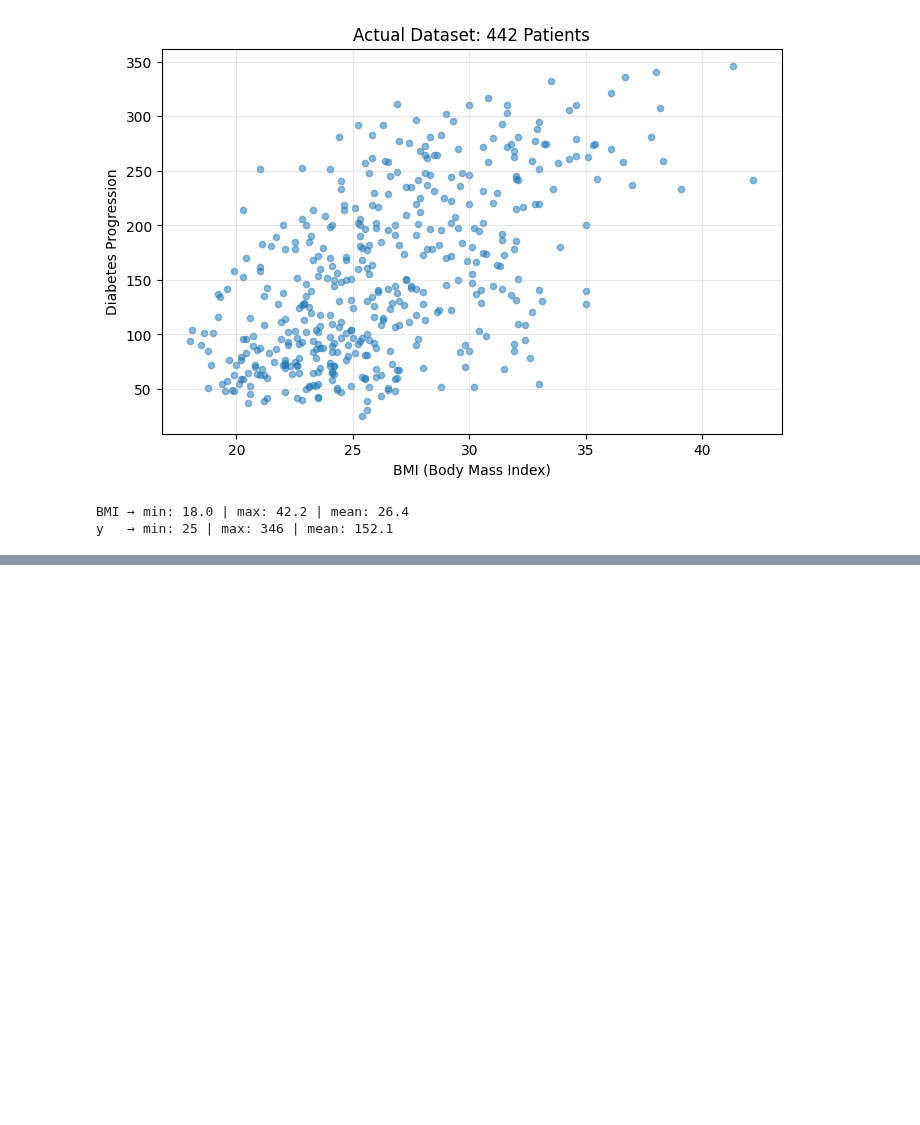
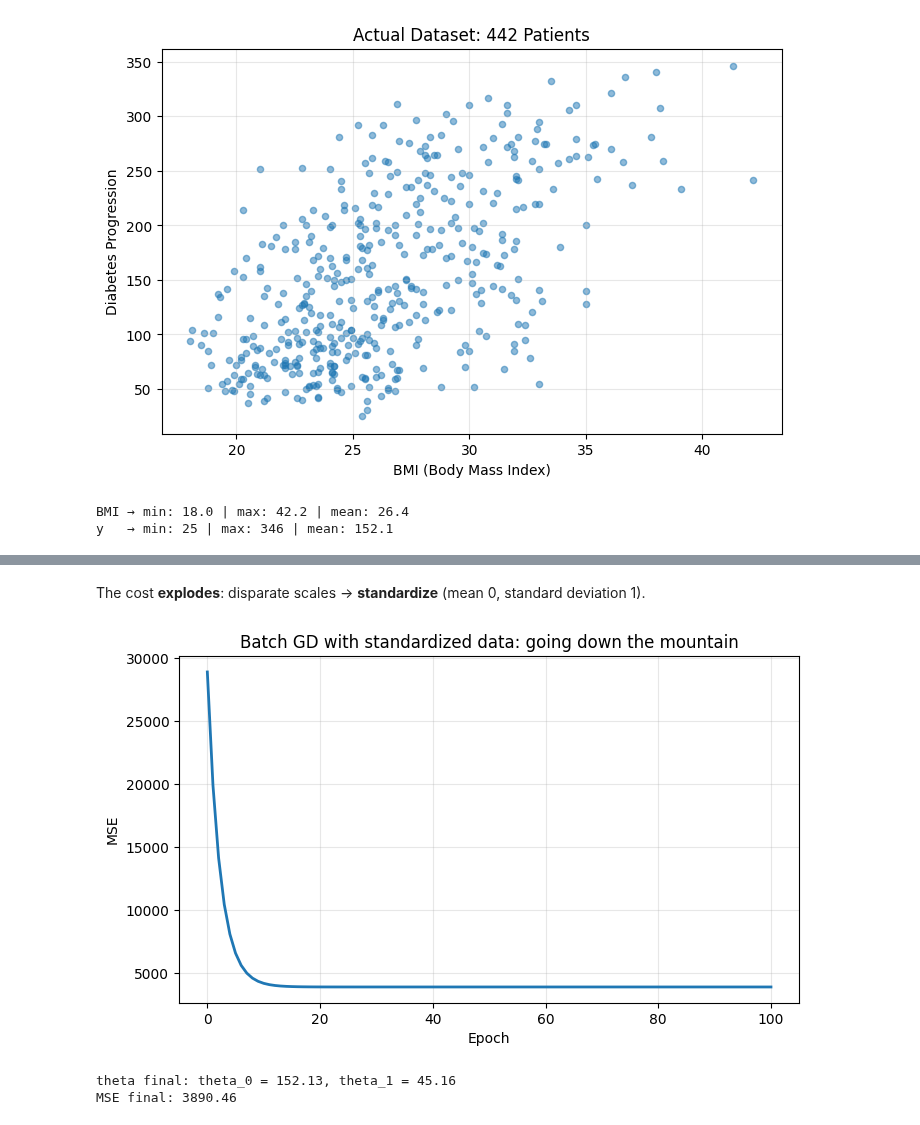
Before and after one commit to DavidCalebChaparroOrozco/hands-on-ml-sklearn-pytorch2026, a Jupyter notebook: notebooks/part1_fundamentals/ch04_training_models/02_gradient_descent_in_practice.ipynb, the cells around one changed output, grey strips where cells are left out. Cells and saved outputs as stored; diff of their text form; code cells hidden in the pictures; blank space fills up the shorter version.

Commit message:
Gradient Descent in practice notebook

```diff
--- a/notebooks/part1_fundamentals/ch04_training_models/02_gradient_descent_in_practice.ipynb
+++ b/notebooks/part1_fundamentals/ch04_training_models/02_gradient_descent_in_practice.ipynb
@@ -78,0 +172,22 @@ y   → min: 25 | max: 346 | mean: 152.1
+# %%
+def gradient(X, y, theta):
+    '''
+        The compass: it points towards where the cost INCREASES.
+    '''
+    m = len(y)
+    return (2 / m ) * X.T @ (predict(X, theta) - y)
+
+def batch_gd(X, y, lr=0.01, epoch=100, theta_initial=None, seed=42):
+    rng = np.random.default_rng(seed)
+    theta = rng.uniform(-1, 1, X.shape[1]) if theta_initial is None else theta_initial.copy()
+
+    history_theta = [theta.copy()]
+    history_cost = [mse(X, y, theta)]
+
+    for _ in range(epoch):
+        grad = gradient(X, y, theta)        # 1 gradient with ALL records
+        theta = theta - lr * grad           # 1 epoch = 1 step
+        history_theta.append(theta.copy())
+        history_cost.append(mse(X, y, theta))
+
+    return theta, np.array(history_theta), np.array(history_cost)
@@ -78,0 +212,24 @@ y   → min: 25 | max: 346 | mean: 152.1
+# %% [markdown]
+The cost **explodes**: disparate scales → **standardize** (mean 0, standard deviation 1).
+# %%
+# We standardize the characteristic (the bias remains at 1s)
+mean_bmi, std_bmi = x_bmi.mean(), x_bmi.std()
+x_est = (x_bmi - mean_bmi) / std_bmi
+X_est = np.column_stack([np.ones(m), x_est])
+
+theta_final, theta_hist, cost_hist = batch_gd(X_est, y, lr=0.1, epoch=100)
+
+plt.figure(figsize=(8, 4.5))
+plt.plot(cost_hist, lw=2)
+plt.xlabel("Epoch")
+plt.ylabel("MSE")
+plt.title("Batch GD with standardized data: going down the mountain")
+plt.grid(alpha=0.3)
+plt.show()
+
+print(f"theta final: theta_0 = {theta_final[0]:.2f}, theta_1 = {theta_final[1]:.2f}")
+print(f"MSE final: {cost_hist[-1]:.2f}")
+# %% [output]
+[figure, added]
+theta final: theta_0 = 152.13, theta_1 = 45.16
+MSE final: 3890.46
```
Also changed, not shown: parts of 11 cells of this notebook.
